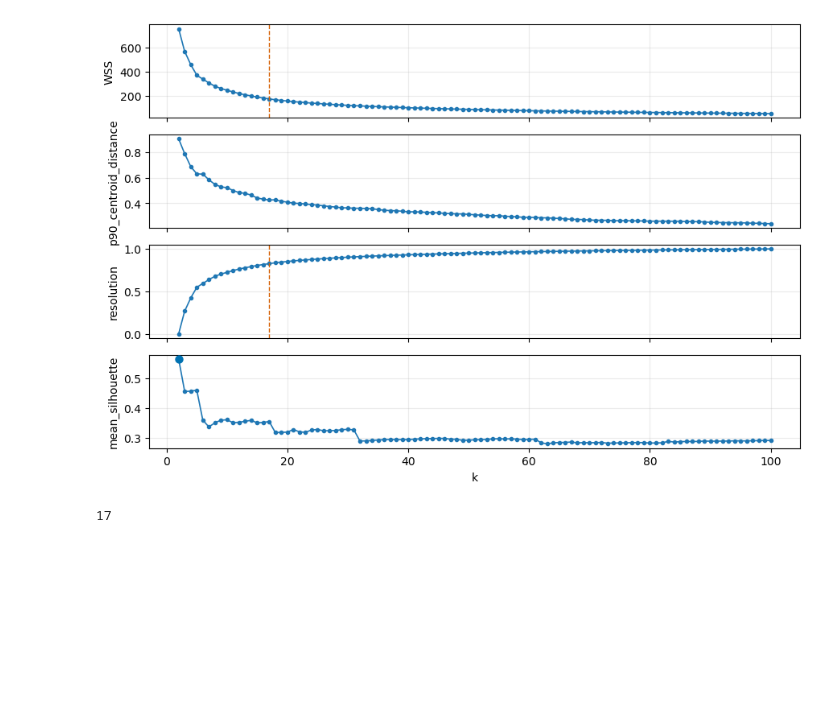
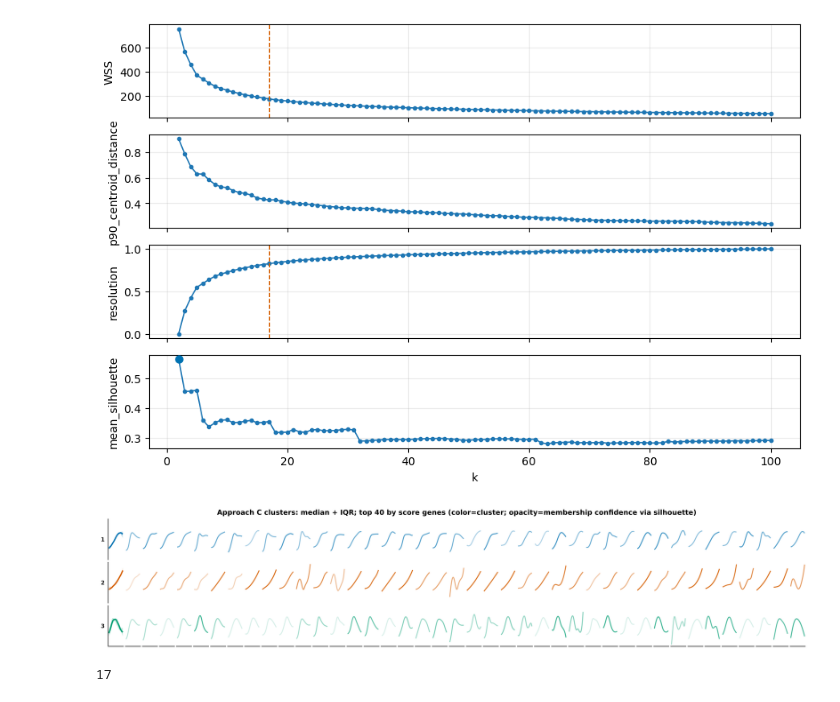
Before and after one commit to Wang-lab-UCSD/ChronoPack, a Jupyter notebook: analyses/gene_clustering/01_DimensionalityReduction&Clustering.ipynb, the cells around one changed output. Cells and saved outputs as stored; diff of their text form; code cells hidden in the pictures; blank space fills up the shorter version.

Commit message:
gene clustering refactor and k562+tnfa visualizations

```diff
--- a/analyses/gene_clustering/01_DimensionalityReduction&Clustering.ipynb
+++ b/analyses/gene_clustering/01_DimensionalityReduction&Clustering.ipynb
@@ -89,6 +90,23 @@ cp.pl.clustering_metrics(induced_clust, output=OUTPUT_DIR / "cluster_metric_sele
 plt.show()
 # %% [output]
 [figure]
+# %%
+# Prospective broad modes (k = BROAD_K): per cluster the median + IQR, then the top trajectories
+# by Wald statistic (opacity = silhouette width).
+cp.pl.cluster_medoids_and_top_genes(
+    induced,
+    induced_clust.assignments[BROAD_K],
+    features=induced_clust.features,
+    seed=10,
+    top_n=40,
+    show_sil_text=False,
+    show_median_iqr=True,
+    output=OUTPUT_DIR / "broad_cluster_medoids.induced.png",
+    width=20,
+    height=4,
+)
+# %% [output]
+[figure, added]
 # %%
 # Fine modes: the k with the highest elbow score; broad modes: BROAD_K.
 induced_fine_k = int(induced_clust.metrics.loc[induced_clust.metrics["elbow_score"].idxmax(), "k"])
```
Also changed, not shown: parts of 4 cells of this notebook, 26 other files.
